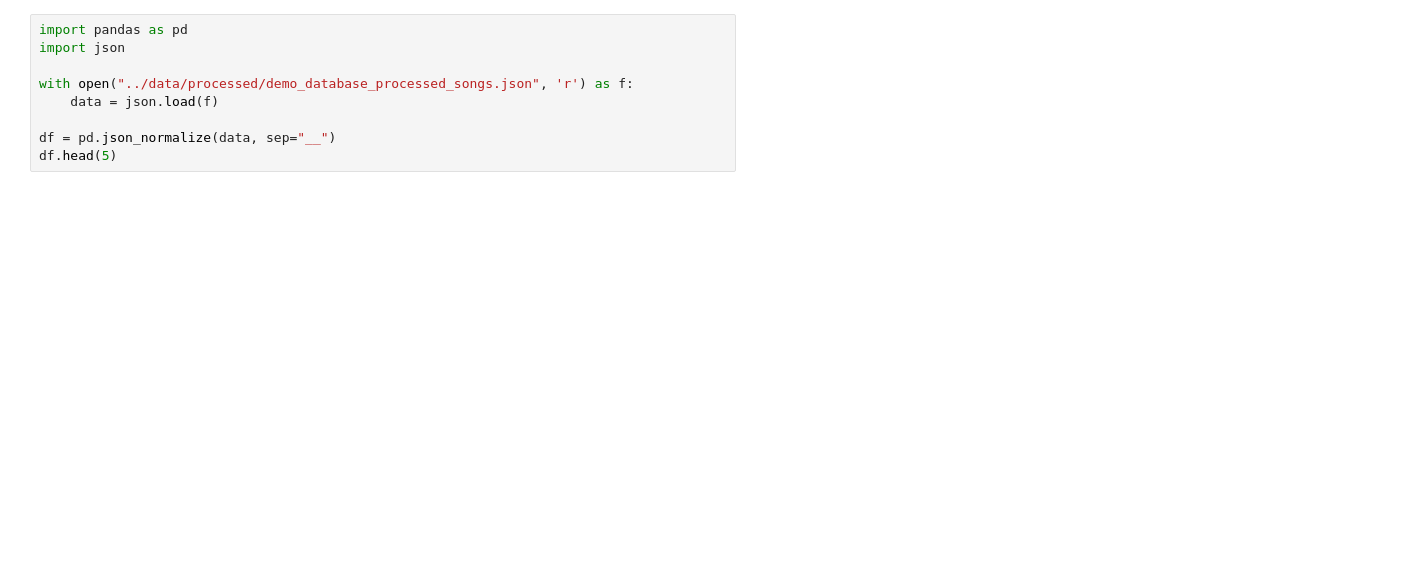
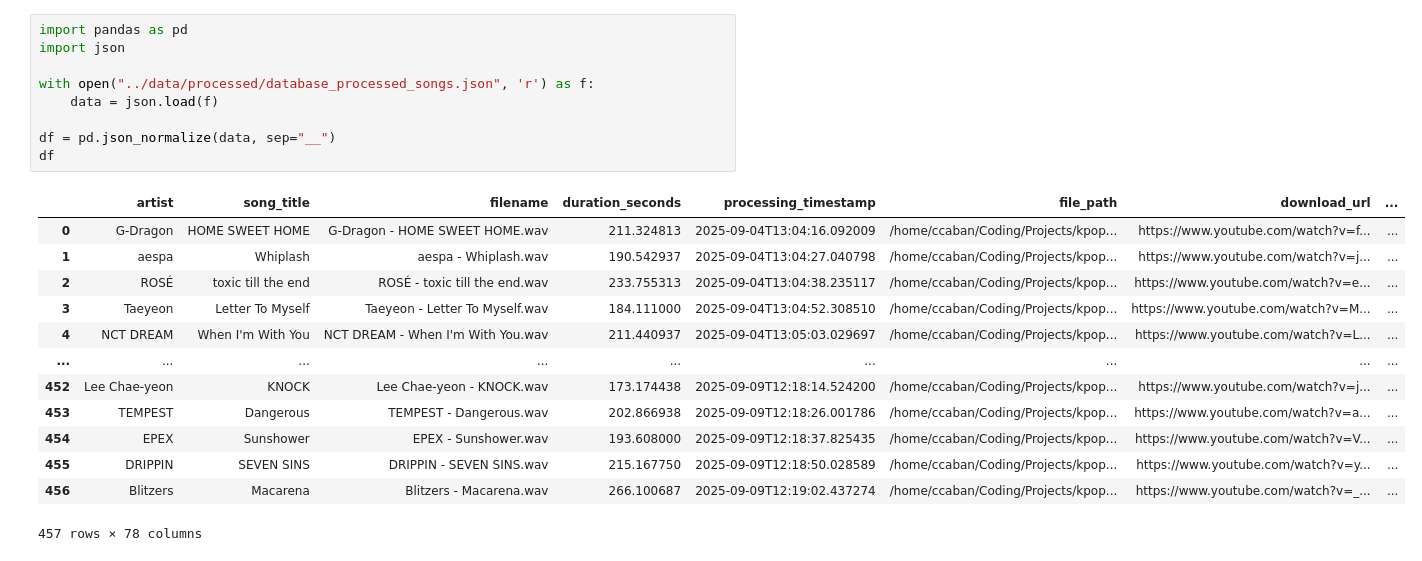
Before and after one commit to ccaban6/love-dive-into-kpop-music-show-winners, a Jupyter notebook: notebooks/03_gather_audio_data.ipynb, the cells around one changed output. Cells and saved outputs as stored; diff of their text form; blank space fills up the shorter version.

```diff
--- a/notebooks/03_gather_audio_data.ipynb
+++ b/notebooks/03_gather_audio_data.ipynb
@@ -103,9 +185,23 @@ Extracting tempo using TempoCNN...
 # %%
 import pandas as pd
 import json
 
-with open("../data/processed/demo_database_processed_songs.json", 'r') as f:
+with open("../data/processed/database_processed_songs.json", 'r') as f:
     data = json.load(f)
 
 df = pd.json_normalize(data, sep="__")
-df.head(5)
+df
+# %% [output]
+|  | artist | song_title | filename | duration_seconds | processing_timestamp | file_path | download_url | ... |
+| 0 | G-Dragon | HOME SWEET HOME | G-Dragon - HOME SWEET HOME.wav | 211.324813 | 2025-09-04T13:04:16.092009 | /home/ccaban/Coding/Projects/kpop... | https://www.youtube.com/watch?v=f... | ... |
+| 1 | aespa | Whiplash | aespa - Whiplash.wav | 190.542937 | 2025-09-04T13:04:27.040798 | /home/ccaban/Coding/Projects/kpop... | https://www.youtube.com/watch?v=j... | ... |
+| 2 | ROSÉ | toxic till the end | ROSÉ - toxic till the end.wav | 233.755313 | 2025-09-04T13:04:38.235117 | /home/ccaban/Coding/Projects/kpop... | https://www.youtube.com/watch?v=e... | ... |
+| 3 | Taeyeon | Letter To Myself | Taeyeon - Letter To Myself.wav | 184.111000 | 2025-09-04T13:04:52.308510 | /home/ccaban/Coding/Projects/kpop... | https://www.youtube.com/watch?v=M... | ... |
+| 4 | NCT DREAM | When I'm With You | NCT DREAM - When I'm With You.wav | 211.440937 | 2025-09-04T13:05:03.029697 | /home/ccaban/Coding/Projects/kpop... | https://www.youtube.com/watch?v=L... | ... |
+| ... | ... | ... | ... | ... | ... | ... | ... | ... |
+| 452 | Lee Chae-yeon | KNOCK | Lee Chae-yeon - KNOCK.wav | 173.174438 | 2025-09-09T12:18:14.524200 | /home/ccaban/Coding/Projects/kpop... | https://www.youtube.com/watch?v=j... | ... |
+| 453 | TEMPEST | Dangerous | TEMPEST - Dangerous.wav | 202.866938 | 2025-09-09T12:18:26.001786 | /home/ccaban/Coding/Projects/kpop... | https://www.youtube.com/watch?v=a... | ... |
+| 454 | EPEX | Sunshower | EPEX - Sunshower.wav | 193.608000 | 2025-09-09T12:18:37.825435 | /home/ccaban/Coding/Projects/kpop... | https://www.youtube.com/watch?v=V... | ... |
+| 455 | DRIPPIN | SEVEN SINS | DRIPPIN - SEVEN SINS.wav | 215.167750 | 2025-09-09T12:18:50.028589 | /home/ccaban/Coding/Projects/kpop... | https://www.youtube.com/watch?v=y... | ... |
+| 456 | Blitzers | Macarena | Blitzers - Macarena.wav | 266.100687 | 2025-09-09T12:19:02.437274 | /home/ccaban/Coding/Projects/kpop... | https://www.youtube.com/watch?v=_... | ... |
+457 rows × 78 columns
```
Also changed, not shown: parts of 6 cells of this notebook, 3 other files.
